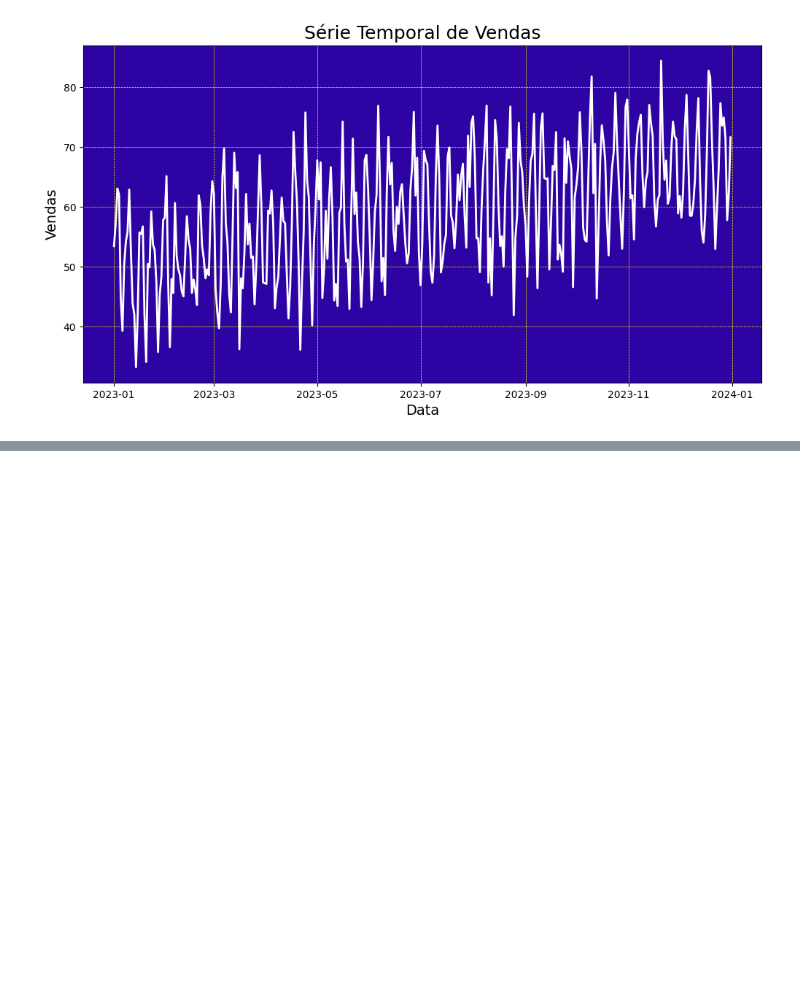
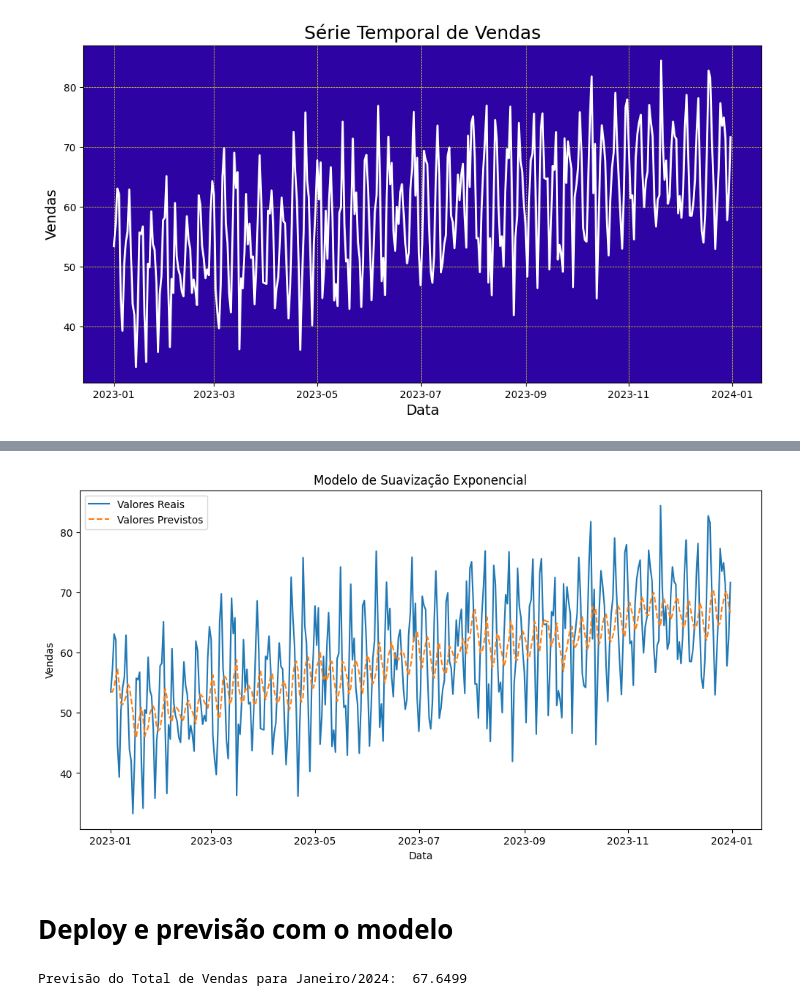
Before and after one commit to JulioFigueiredo/Python_DSA, a Jupyter notebook: Modulo_Analise_Series_Temporais/analise_temporal.ipynb, the cells around one changed output, grey strips where cells are left out. Drawn from its saved outputs; the diff is of its cells as text; code cells hidden in the pictures; blank space fills up the shorter version.

```diff
--- a/Modulo_Analise_Series_Temporais/analise_temporal.ipynb
+++ b/Modulo_Analise_Series_Temporais/analise_temporal.ipynb
@@ -155,0 +181,3 @@ plt.show()
+# %%
+# Cria o modelo
+modelo = SimpleExpSmoothing(serie_temporal)
@@ -155,0 +186,3 @@ plt.show()
+# %%
+# Treinamento (ajuste) do modelo
+modelo_ajustado = modelo.fit(smoothing_level = 0.2)
@@ -155,0 +191,3 @@ plt.show()
+# %%
+# Extrai os valores previstos pelo modelo
+suavizacao_exponencial = modelo_ajustado.fittedvalues
@@ -155,0 +198,14 @@ plt.show()
+# %%
+# Plot
+plt.figure(figsize = (12, 6))
+plt.plot(serie_temporal, label = 'Valores Reais')
+plt.plot(suavizacao_exponencial, label = 'Valores Previstos', linestyle = '--')
+plt.xlabel('Data')
+plt.ylabel('Vendas')
+plt.title('Modelo de Suavização Exponencial')
+plt.legend()
+plt.show()
+# %% [output]
+[figure, added]
+# %% [markdown]
+# Deploy e previsão com o modelo
@@ -155,0 +216,4 @@ plt.show()
+# %%
+print('Previsão do Total de Vendas para Janeiro/2024: ', round(previsoes[0],4))
+# %% [output]
+Previsão do Total de Vendas para Janeiro/2024:  67.6499
```
Also changed, not shown: parts of 6 cells of this notebook.
